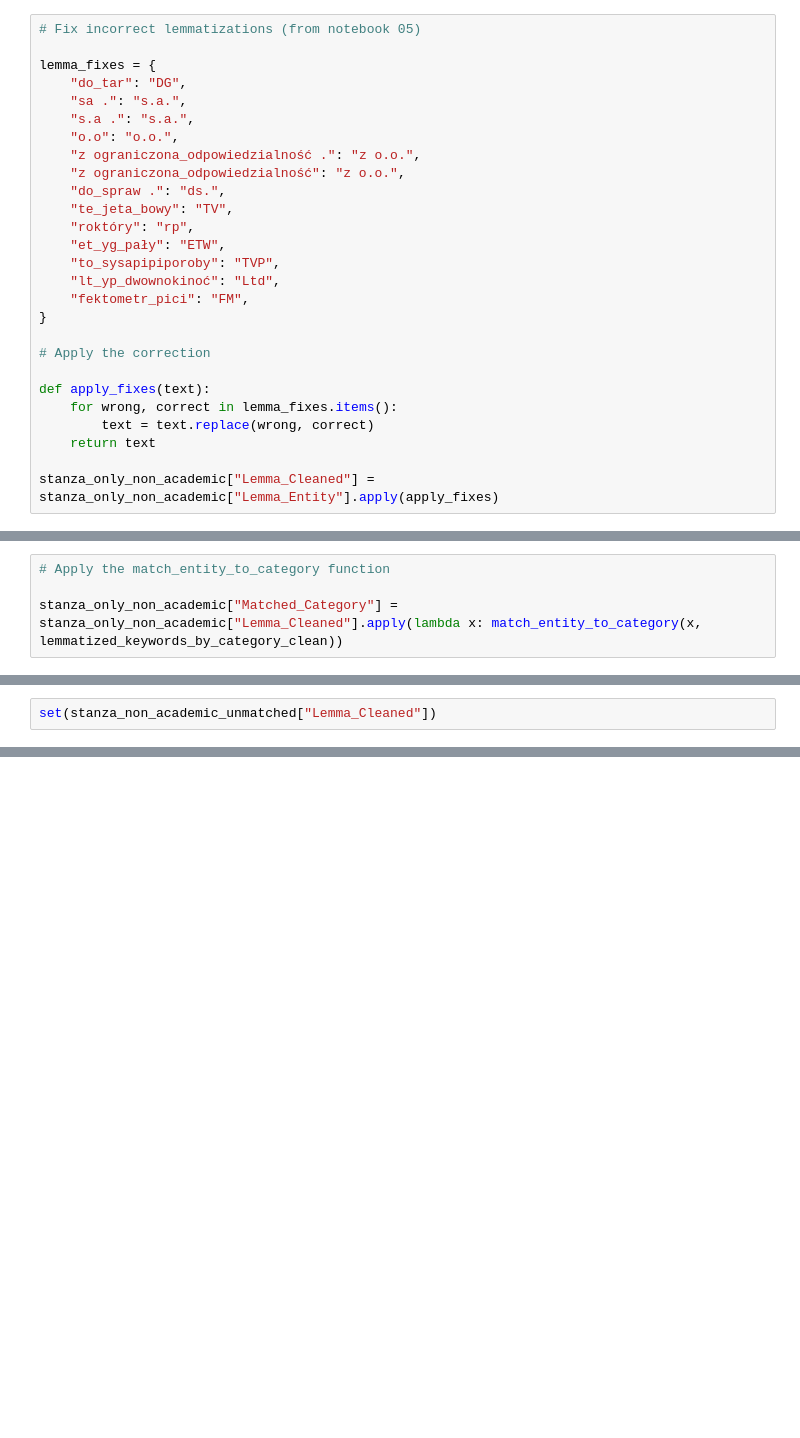
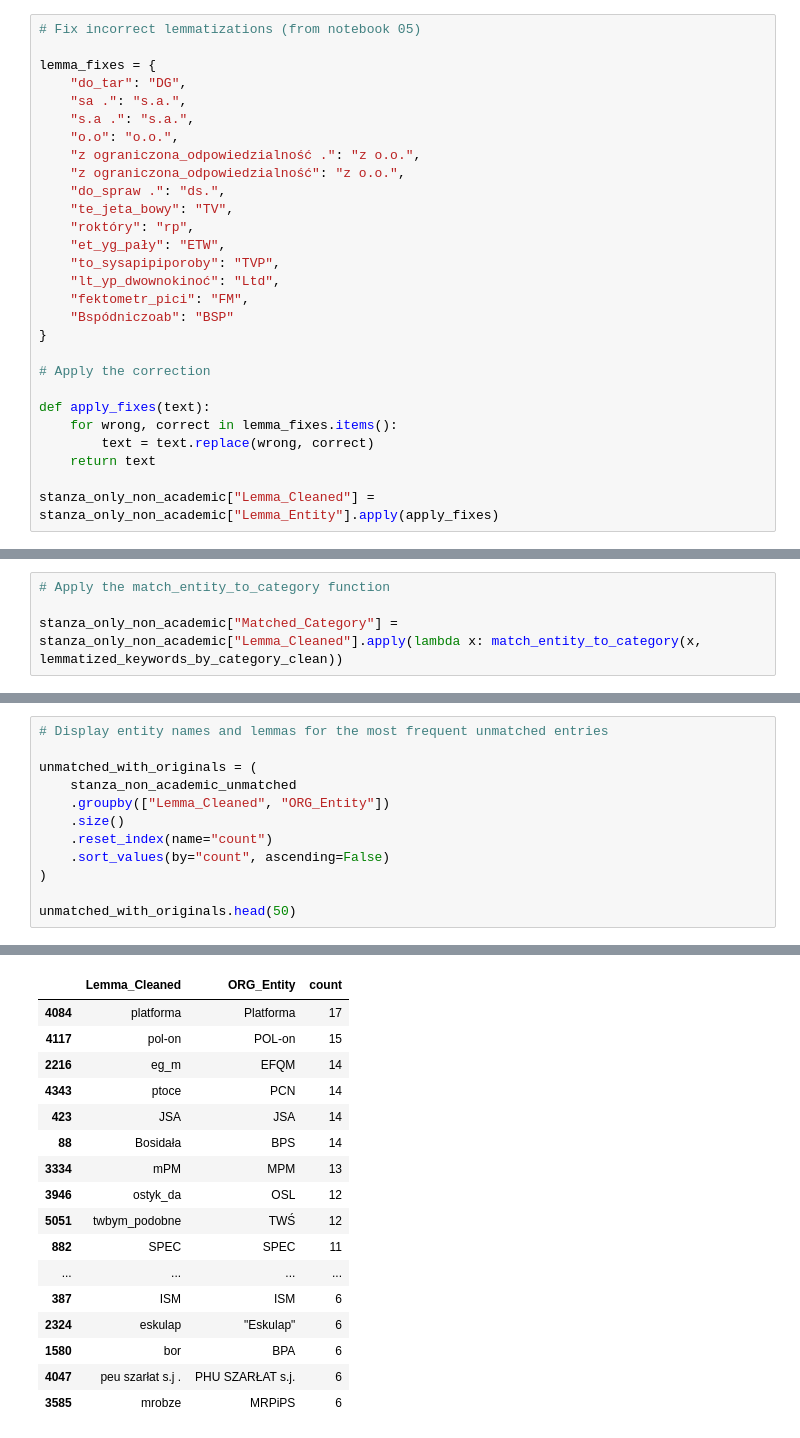
Before and after one commit to kami-data/academia-practice-nlp, a Jupyter notebook: notebooks/07_apply_rules_to_stanza_entities.ipynb, the cells around one changed output, grey strips where cells are left out. Cells and saved outputs as stored; diff of their text form; blank space fills up the shorter version.

```diff
--- a/notebooks/07_apply_rules_to_stanza_entities.ipynb
+++ b/notebooks/07_apply_rules_to_stanza_entities.ipynb
@@ -232,6 +232,7 @@ lemma_fixes = {
     "to_sysapipiporoby": "TVP",
     "lt_yp_dwownokinoć": "Ltd",
     "fektometr_pici": "FM",
+    "Bspódniczoab": "BSP"
 }
 
 # Apply the correction
@@ -352,3 +354,13 @@ Counter({'Government / Public Administration': 1733,
 # %%
-set(stanza_non_academic_unmatched["Lemma_Cleaned"])
+# Display entity names and lemmas for the most frequent unmatched entries
+
+unmatched_with_originals = (
+    stanza_non_academic_unmatched
+    .groupby(["Lemma_Cleaned", "ORG_Entity"])
+    .size()
+    .reset_index(name="count")
+    .sort_values(by="count", ascending=False)
+)
+
+unmatched_with_originals.head(50)
 # %% [output]
@@ -371,0 +367,17 @@ set(stanza_non_academic_unmatched["Lemma_Cleaned"])
+|  | Lemma_Cleaned | ORG_Entity | count |
+| 4084 | platforma | Platforma | 17 |
+| 4117 | pol-on | POL-on | 15 |
+| 2216 | eg_m | EFQM | 14 |
+| 4343 | ptoce | PCN | 14 |
+| 423 | JSA | JSA | 14 |
+| 88 | Bosidała | BPS | 14 |
+| 3334 | mPM | MPM | 13 |
+| 3946 | ostyk_da | OSL | 12 |
+| 5051 | twbym_podobne | TWŚ | 12 |
+| 882 | SPEC | SPEC | 11 |
+| ... | ... | ... | ... |
+| 387 | ISM | ISM | 6 |
+| 2324 | eskulap | "Eskulap" | 6 |
+| 1580 | bor | BPA | 6 |
+| 4047 | peu szarłat s.j . | PHU SZARŁAT s.j. | 6 |
+| 3585 | mrobze | MRPiPS | 6 |
```
Also changed, not shown: parts of 7 cells of this notebook, 3 other files.
